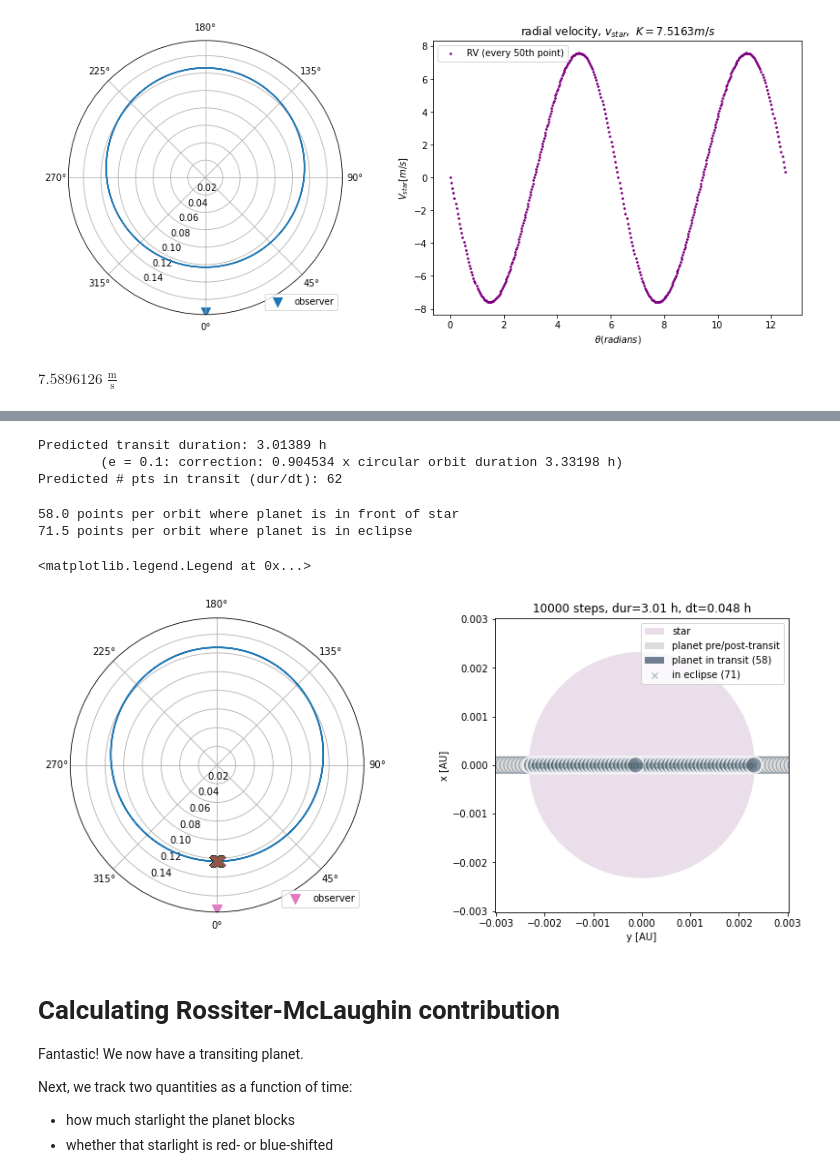
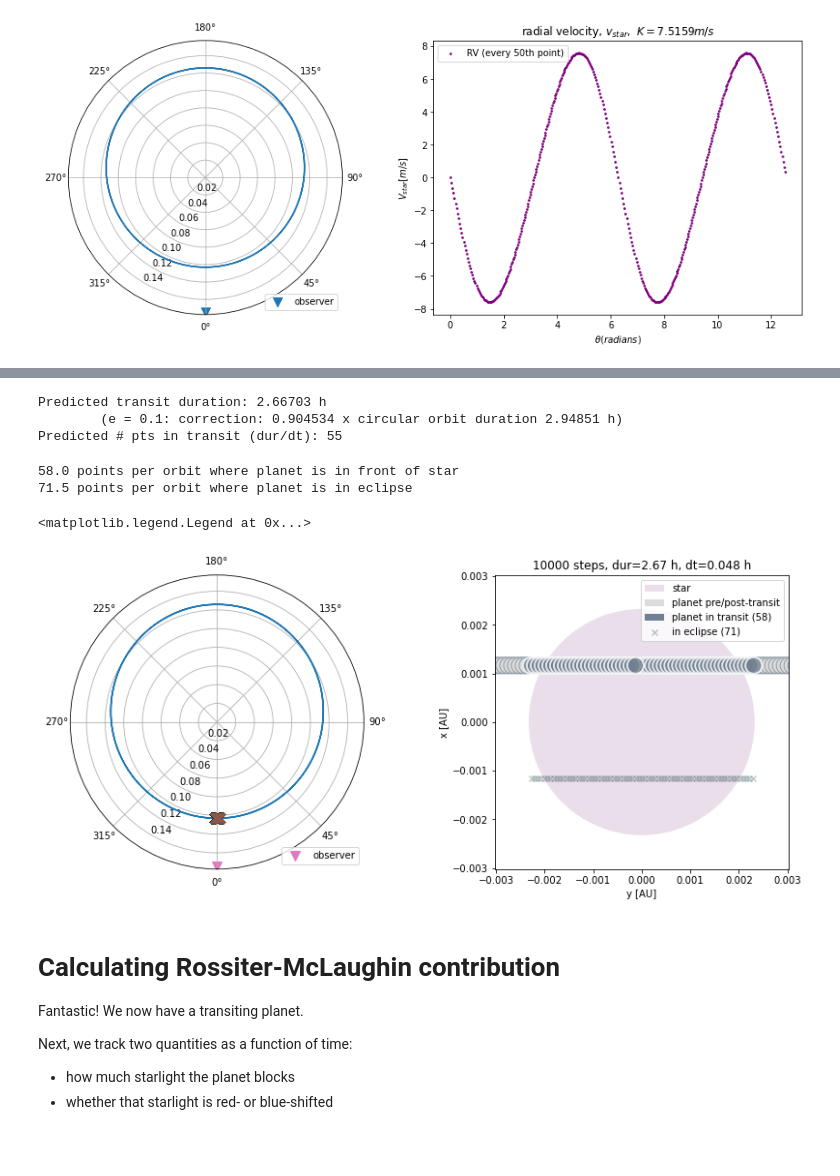
Before and after one commit to namagu/rossiter-mclaughlin-coaddventure, a Jupyter notebook: rv_from_scratch.ipynb, the cells around one changed output, grey strips where cells are left out. Saved outputs shown, nothing was run; the diff lists cells and outputs as text; code cells hidden in the pictures; blank space fills up the shorter version.

```diff
--- a/rv_from_scratch.ipynb
+++ b/rv_from_scratch.ipynb
@@ -186,6 +186,7 @@ def kepler_solver(n, P, nP, theta0, r0):
 mstar = 0.5 * u.M_sun  # stellar mass
 rstar = 0.5 * u.R_sun  # stellar radius
 Pstar = 30 * u.d # stellar rotation period
+phi_star = np.pi*0.5 # tilted towards us to be pole on
 
 
 # planet
@@ -198,8 +199,9 @@ P = 20 * u.day
 a = get_a(mstar, mp, P)
 e = 0.1  # orbital eccentricity
 omega = np.pi * 0.5
-b = 0. # 0.5
-incl = 0.5*np.pi # get_incl(b, a, rstar, e, omega)# np.pi * 0.5  # assume we are observing in-plane, i.e. inclination = 90 deg
+b = 0.5 # 0.5
+incl = get_incl(b, a, rstar, e, omega)# np.pi * 0.5  # assume we are observing in-plane, i.e. inclination = 90 deg
+print(f"i = {incl}")
 
 K = ((2 * math.pi * const.G) / P)**(1/3) * ((mp * math.sin(incl))/(mp + mstar)**(2/3)) / (math.sqrt(1 - e**2))
 print(f"K, semi-amplitude = {K.decompose()}")
@@ -277,10 +280,6 @@ plt.legend()
 # %% [output]
 <matplotlib.legend.Legend at 0x...>
 [figure]
-# %%
-np.abs(rv).max()
-# %% [output]
-$7.5896126 \; \mathrm{\frac{m}{s}}$
 # %%
 header = f"""Planet: Rp = {rp}, M_p = {mp}
 Star: Rstar = {rstar}, Mstar = {mstar}, P_rot = {Pstar}
@@ -338,9 +337,9 @@ if b < 1:
 else:
     print(f"b = {b:.5}, no transit")
 # %% [output]
-Predicted transit duration: 3.01389 h
-        (e = 0.1: correction: 0.904534 x circular orbit duration 3.33198 h)
-Predicted # pts in transit (dur/dt): 62
+Predicted transit duration: 2.66703 h
+        (e = 0.1: correction: 0.904534 x circular orbit duration 2.94851 h)
+Predicted # pts in transit (dur/dt): 55
 # %%
 # find where planet position overlaps with stellar disk
 
@@ -384,6 +383,8 @@ print(f"{len(eclipse_y) / nP} points per orbit where planet is in eclipse")
 71.5 points per orbit where planet is in eclipse
 # %%
 ## we then plot the planet relative to the orbit of the star
+
+## for |b| > 0, we assume transit happens at b
 
 # set up figure
 fig = plt.figure(figsize=(12,5),constrained_layout=True)
@@ -414,41 +415,45 @@ ax.grid(True)
 # plot on face of star
 ax2 = fig.add_subplot(122, aspect='equal')
 # ax2.axis([-2, 2, -2, 2])
 # ax2.axis("equal")
 star = ax2.add_artist(plt.Circle((0,0),rstar.to(u.AU).value,fc='thistle',
                                  alpha=0.5,label='star'))
 
 # for legend reasons only
-_planet = ax2.add_artist(plt.Circle((0,0),rp.to(u.AU).value,
+
+y_b = (b * rstar ).to(u.AU).value
+
+_planet = ax2.add_artist(plt.Circle((0,y_b),rp.to(u.AU).value,
                                     fc='gainsboro',label='planet pre/post-transit'))
-planet = ax2.add_artist(plt.Circle((0,0),rp.to(u.AU).value,
+planet = ax2.add_artist(plt.Circle((0,y_b),rp.to(u.AU).value,
                                    fc='slategrey',label=f'planet in transit ({int(len(transit_y)/nP)})'))
 
 # add points before/after transit
 for i in np.arange(int(len(around_transit_y)/nP)):
-    ax2.add_artist(plt.Circle((around_transit_y[i],0),rp.to(u.AU).value,
+    ax2.add_artist(plt.Circle((around_transit_y[i],y_b),rp.to(u.AU).value,
                               ec='slategrey',fc='gainsboro', alpha=0.7))
 # add points in transit
 for i in np.arange(int(len(transit_y)/nP)):
-    ax2.add_artist(plt.Circle((transit_y[i],0),rp.to(u.AU).value,
+    ax2.add_artist(plt.Circle((transit_y[i],y_b),rp.to(u.AU).value,
                             ec='white',lw=2, fc='slategrey',alpha=0.8))
 # add points in eclipse
 n_to_plot = int(len(eclipse_y)/nP)
-ax2.scatter(eclipse_y[:n_to_plot], np.zeros(n_to_plot),
+ax2.scatter(eclipse_y[:n_to_plot], np.zeros(n_to_plot) - y_b,
             alpha=0.3, color='darkslategrey', marker='x', label=f'in eclipse ({n_to_plot})')
 
 # formatting
 ax2.set_xlabel("y [AU]")
 ax2.set_ylabel("x [AU]")
 ax2.set_title(f"{n} steps, dur={dur.to(u.hr):.3}, dt={(P/n).to(u.hr):.3}")
 
-ax2.set_xlim(left_edge*1.3,right_edge*1.3)
-ax2.set_ylim(left_edge*1.3,right_edge*1.3)
+window = 1.3 # 1.3
+ax2.set_xlim(left_edge*window,right_edge*window)
+ax2.set_ylim(left_edge*window,right_edge*window)
 
 ax2.legend(loc='upper right')
 # %% [output]
 <matplotlib.legend.Legend at 0x...>
-[figure, old version]
+[figure, new version]
 # %% [markdown]
 # Calculating Rossiter-McLaughin contribution
 
```
Also changed, not shown: parts of 8 cells of this notebook.
